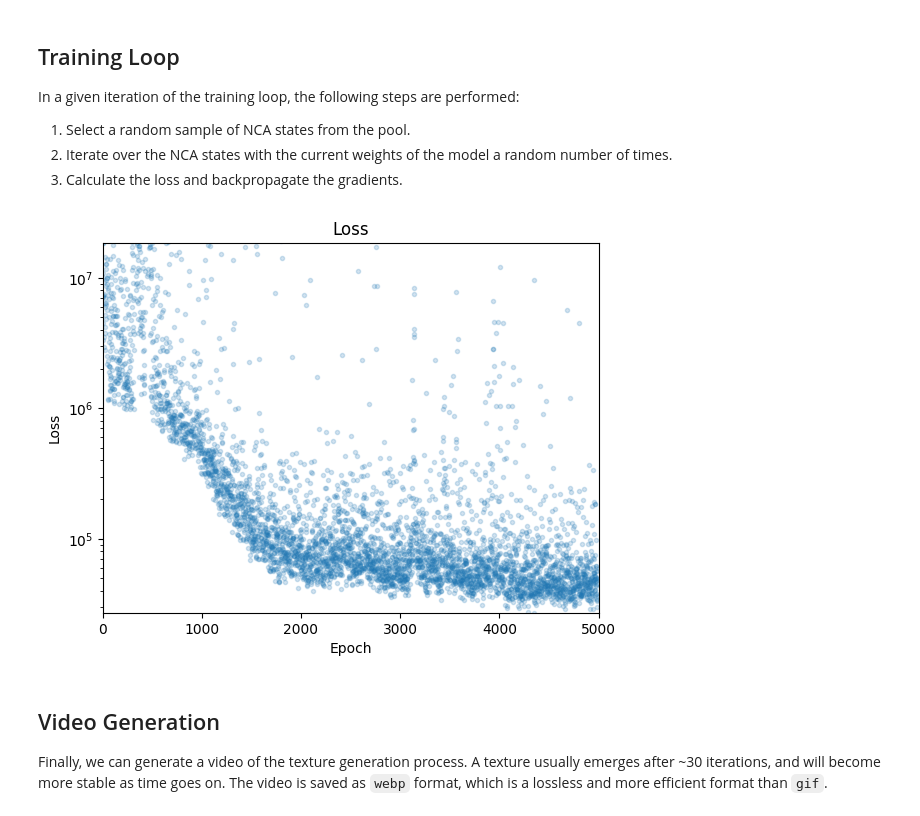
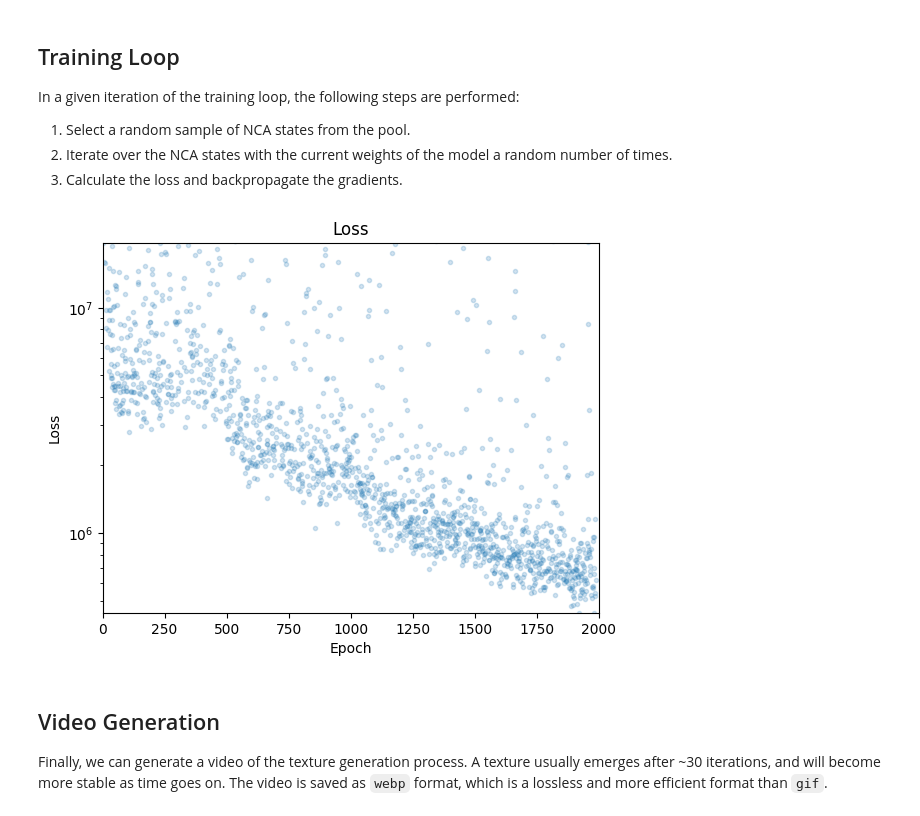
Before and after one commit to MonashDeepNeuron/Neural-Cellular-Automata, a Jupyter notebook: TorchModels/Texture/textures.ipynb, the cells around one changed output. Drawn from its saved outputs; the diff is of its cells as text; code cells hidden in the pictures.

```diff
--- a/TorchModels/Texture/textures.ipynb
+++ b/TorchModels/Texture/textures.ipynb
@@ -32,7 +32,7 @@ The target image is first loaded, and then converted to a tensor. The tensor is
 # %%
 # Load target image
 SIZE = 256
-FILE = './leaf.jpg'
+FILE = './hills.jpg'
 
 def load_image(file: str, size: int):
     # Resize image
@@ -154,7 +154,7 @@ In a given iteration of the training loop, the following steps are performed:
 2. Iterate over the NCA states with the current weights of the model a random number of times.
 3. Calculate the loss and backpropagate the gradients.
 # %%
-EPOCHS = 5000
+EPOCHS = 2000
 BATCH_SIZE = 1
 
 # Plot losses
@@ -186,34 +186,34 @@ for epoch in range(EPOCHS):
     # Backpropagate and update model
     with torch.no_grad():
         loss.backward()
 
         # Normalise gradients and add a small value to the denominator to avoid division by zero
         for param in model.parameters():
             param.grad /= (param.grad.norm() + 1e-8)
 
         optimiser.step()
         optimiser.zero_grad()
         lr_scheduler.step()
 
         # Update the pool with the new samples
         pool[batch_idx] = x
 
         # Update loss plot
         if epoch % 10 == 0:
             ax.cla()
             ax.set_yscale('log')
             ax.set_xlim(0, EPOCHS)
             ax.set_ylim(min(losses), losses[0])
             ax.set_xlabel('Epoch')
             ax.set_ylabel('Loss')
             ax.set_title('Loss')
             ax.plot(losses, '.', alpha=0.2)
             display(fig)
 
             # Clear the output and display the plot
             clear_output(wait=True)
 # %% [output]
-[figure, old version]
+[figure, new version]
 # %% [markdown]
 ## Video Generation
 
```
Also changed, not shown: parts of 1 cell of this notebook, 6 other files.
